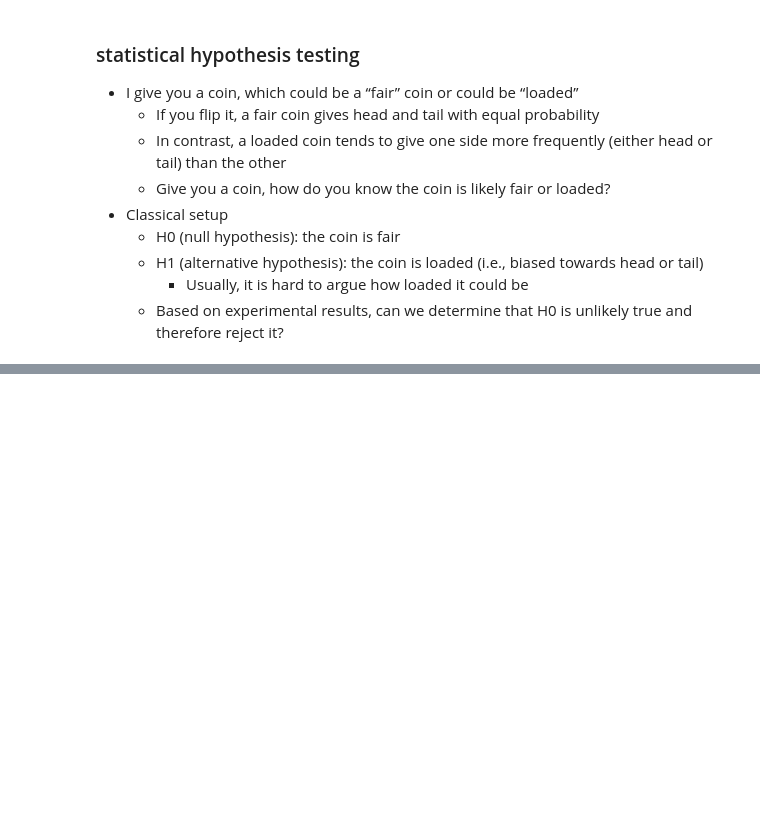
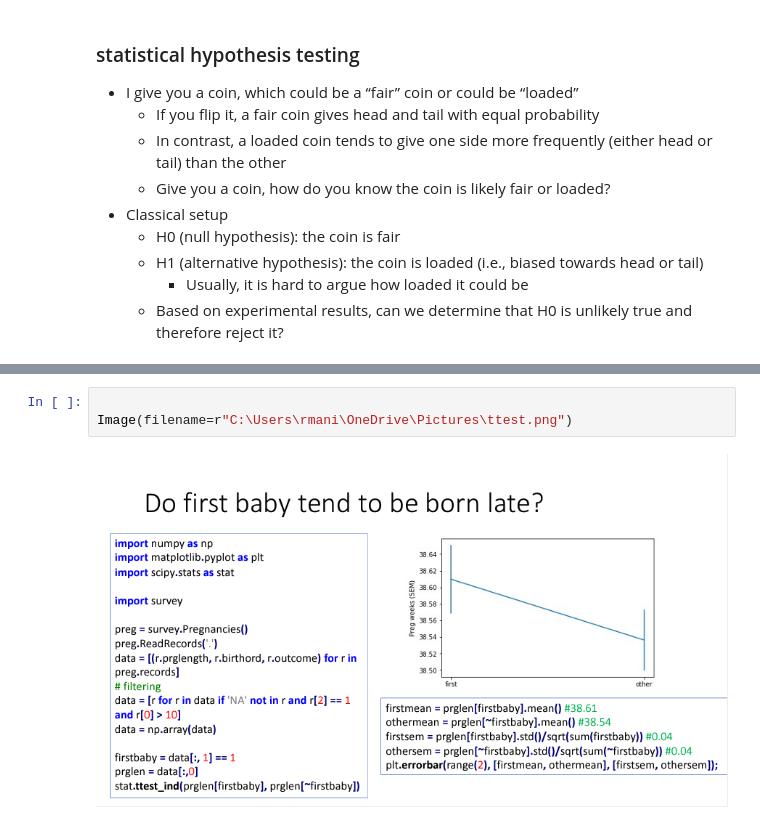
Before and after one commit to retrouvm/Code-Practice, a Jupyter notebook: Data_Science/lectures/lecture13.ipynb, the cells around one changed output, grey strips where cells are left out. Drawn from its saved outputs; the diff is of its cells as text; blank space fills up the shorter version.

```diff
--- a/Data_Science/lectures/lecture13.ipynb
+++ b/Data_Science/lectures/lecture13.ipynb
@@ -69,0 +102,5 @@ plt.show()
+# %%
+
+Image(filename=r"C:\Users\rmani\OneDrive\Pictures\ttest.png")
+# %% [output]
+[figure, added]
```
Also changed, not shown: parts of 10 cells of this notebook, 1 other file.
